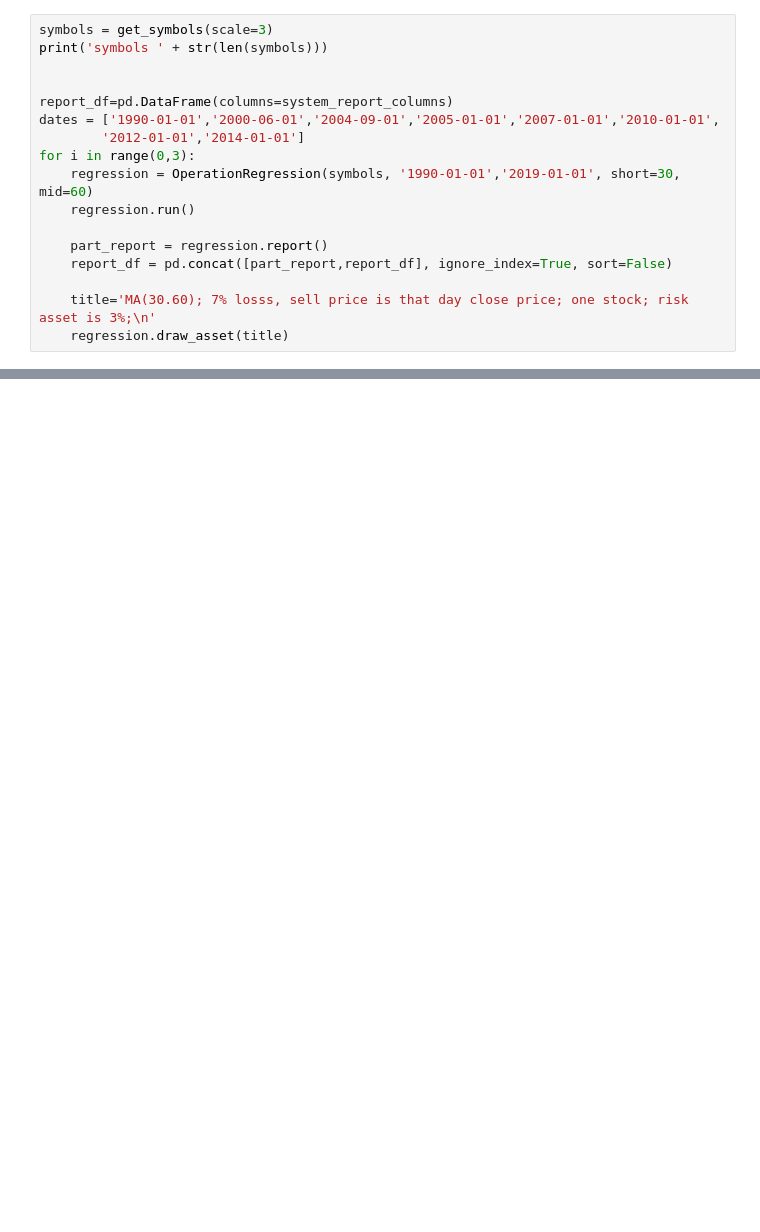
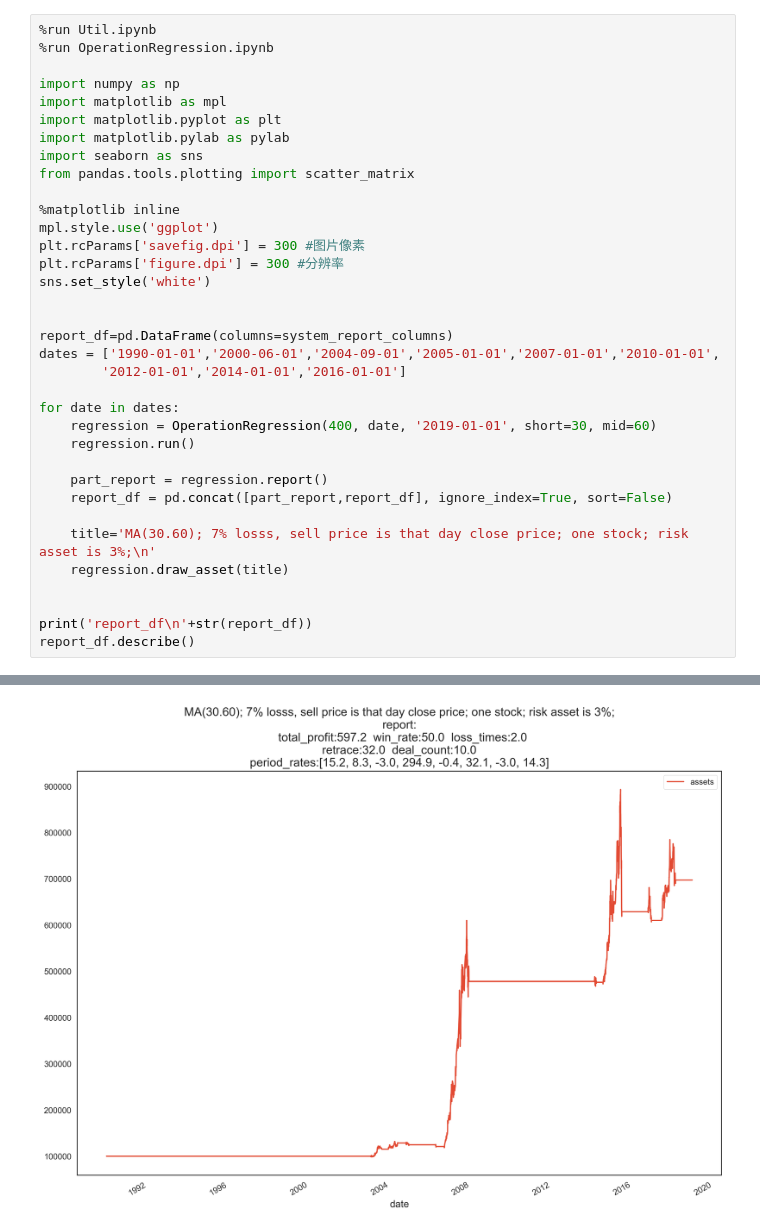
Before and after one commit to mojia/rocket, a Jupyter notebook: test_OperationRegression.ipynb, the cells around one changed output, grey strips where cells are left out. Cells and saved outputs as stored; diff of their text form; blank space fills up the shorter version.

```diff
--- a/test_OperationRegression.ipynb
+++ b/test_OperationRegression.ipynb
@@ -70,13 +36,27 @@ regression.draw_asset(title)
 # %%
-symbols = get_symbols(scale=3)
-print('symbols ' + str(len(symbols)))
+%run Util.ipynb
+%run OperationRegression.ipynb
+
+import numpy as np
+import matplotlib as mpl
+import matplotlib.pyplot as plt
+import matplotlib.pylab as pylab
+import seaborn as sns
+from pandas.tools.plotting import scatter_matrix
+
+%matplotlib inline
+mpl.style.use('ggplot')
+plt.rcParams['savefig.dpi'] = 300 #图片像素
+plt.rcParams['figure.dpi'] = 300 #分辨率
+sns.set_style('white')
 
 
 report_df=pd.DataFrame(columns=system_report_columns)
 dates = ['1990-01-01','2000-06-01','2004-09-01','2005-01-01','2007-01-01','2010-01-01',
-        '2012-01-01','2014-01-01']
-for i in range(0,3):
-    regression = OperationRegression(symbols, '1990-01-01','2019-01-01', short=30, mid=60)
+        '2012-01-01','2014-01-01','2016-01-01']
+
+for date in dates:
+    regression = OperationRegression(400, date, '2019-01-01', short=30, mid=60)
     regression.run()
 
     part_report = regression.report()
@@ -84,4 +64,8 @@ for i in range(0,3):
 
     title='MA(30.60); 7% losss, sell price is that day close price; one stock; risk asset is 3%;\n'
     regression.draw_asset(title)
+
+
+print('report_df\n'+str(report_df))
+report_df.describe()
 # %% [output]
@@ -90,0 +98 @@ find all cross sections...
+[figure, added]
```
Also changed, not shown: parts of 4 cells of this notebook, 4 other files.
